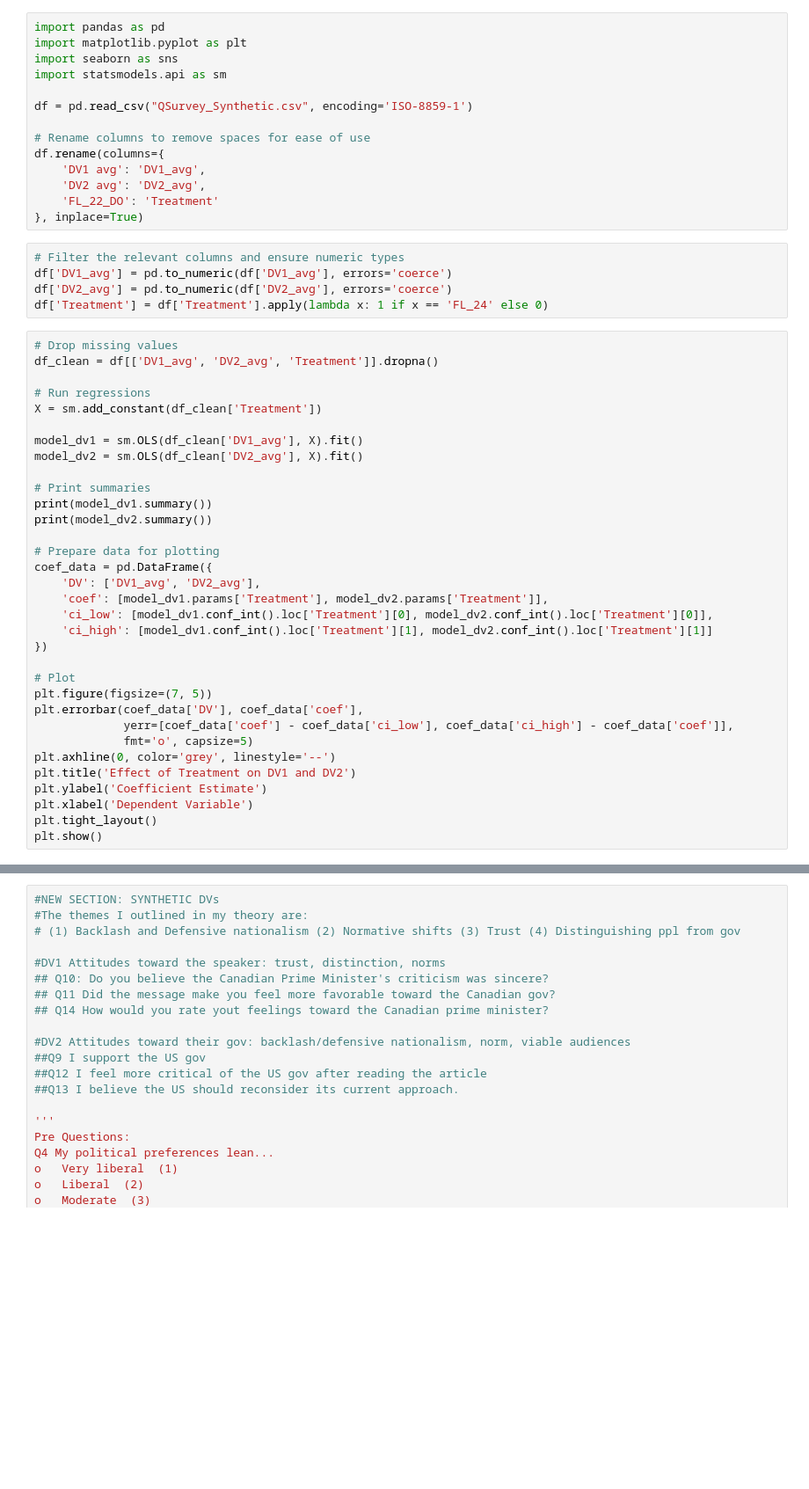
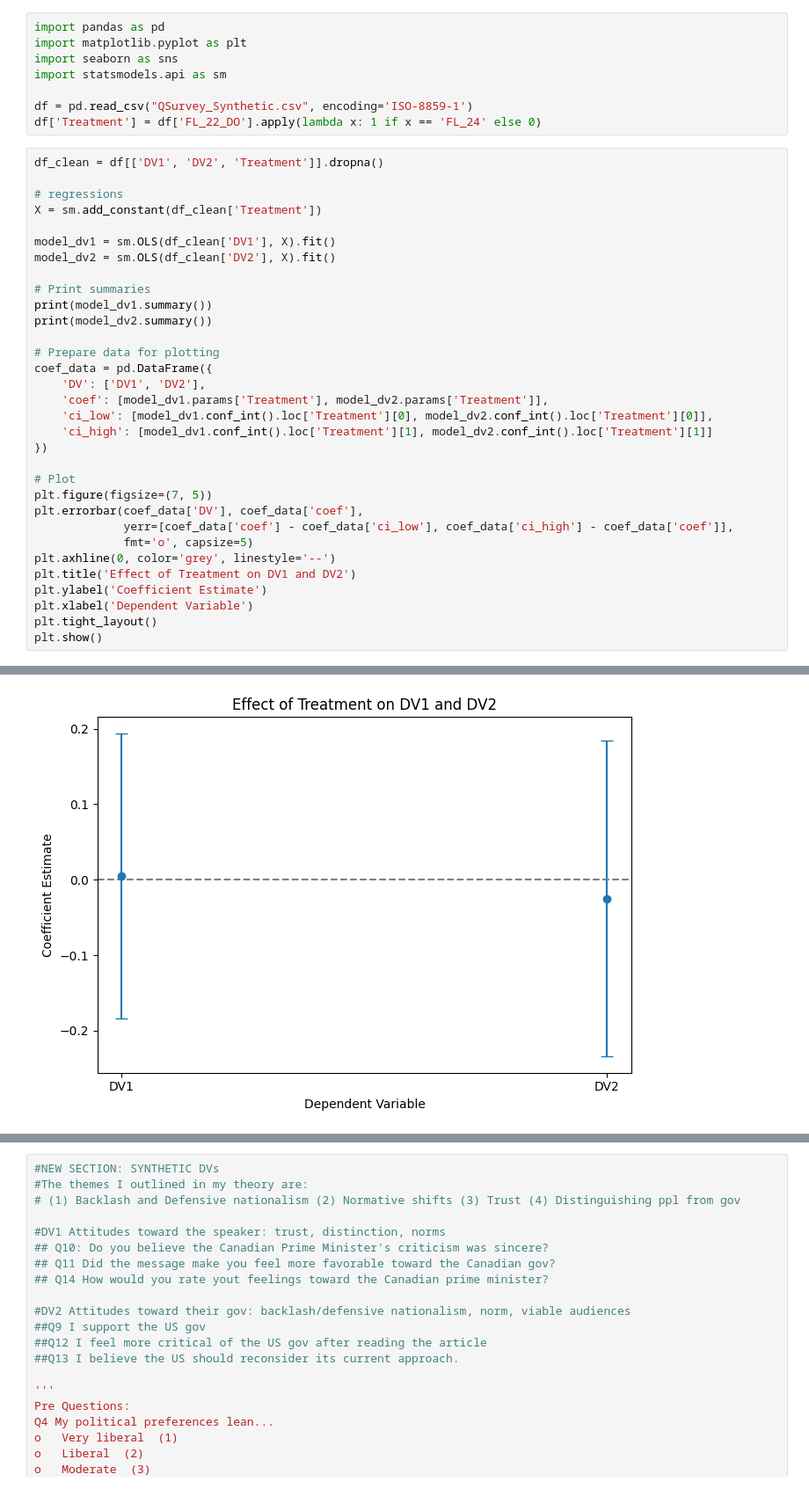
Before and after one commit to lmsobhani/Thesis, a Jupyter notebook: SurveyAnalysis2.ipynb, the cells around one changed output, grey strips where cells are left out. Shown at 88% size. Cells and saved outputs as stored; diff of their text form; blank space fills up the shorter version.

```diff
--- a/SurveyAnalysis2.ipynb
+++ b/SurveyAnalysis2.ipynb
@@ -5,27 +5,15 @@ import seaborn as sns
 import statsmodels.api as sm
 
 df = pd.read_csv("QSurvey_Synthetic.csv", encoding='ISO-8859-1')
-
-# Rename columns to remove spaces for ease of use
-df.rename(columns={
-    'DV1 avg': 'DV1_avg',
-    'DV2 avg': 'DV2_avg',
-    'FL_22_DO': 'Treatment'
-}, inplace=True)
+df['Treatment'] = df['FL_22_DO'].apply(lambda x: 1 if x == 'FL_24' else 0)
-# %%
-# Filter the relevant columns and ensure numeric types
-df['DV1_avg'] = pd.to_numeric(df['DV1_avg'], errors='coerce')
-df['DV2_avg'] = pd.to_numeric(df['DV2_avg'], errors='coerce')
-df['Treatment'] = df['Treatment'].apply(lambda x: 1 if x == 'FL_24' else 0)
 # %%
-# Drop missing values
-df_clean = df[['DV1_avg', 'DV2_avg', 'Treatment']].dropna()
+df_clean = df[['DV1', 'DV2', 'Treatment']].dropna()
 
-# Run regressions
+# regressions
 X = sm.add_constant(df_clean['Treatment'])
 
-model_dv1 = sm.OLS(df_clean['DV1_avg'], X).fit()
-model_dv2 = sm.OLS(df_clean['DV2_avg'], X).fit()
+model_dv1 = sm.OLS(df_clean['DV1'], X).fit()
+model_dv2 = sm.OLS(df_clean['DV2'], X).fit()
 
 # Print summaries
 print(model_dv1.summary())
@@ -33,7 +21,7 @@ print(model_dv2.summary())
 
 # Prepare data for plotting
 coef_data = pd.DataFrame({
-    'DV': ['DV1_avg', 'DV2_avg'],
+    'DV': ['DV1', 'DV2'],
     'coef': [model_dv1.params['Treatment'], model_dv2.params['Treatment']],
     'ci_low': [model_dv1.conf_int().loc['Treatment'][0], model_dv2.conf_int().loc['Treatment'][0]],
     'ci_high': [model_dv1.conf_int().loc['Treatment'][1], model_dv2.conf_int().loc['Treatment'][1]]
@@ -54,0 +59 @@ ValueError: zero-size array to reduction operation maximum which has no identity
+[figure, added]
```
Also changed, not shown: parts of 4 cells of this notebook.
